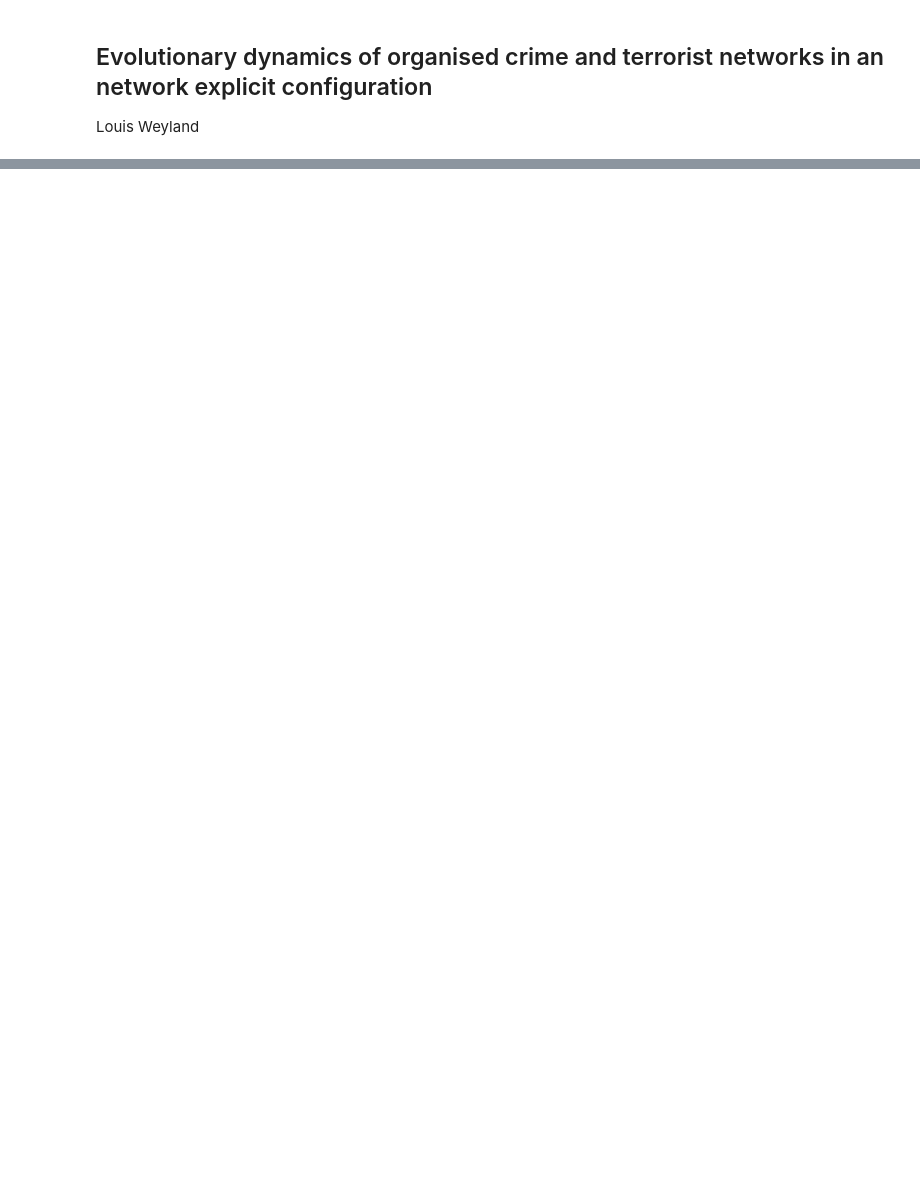
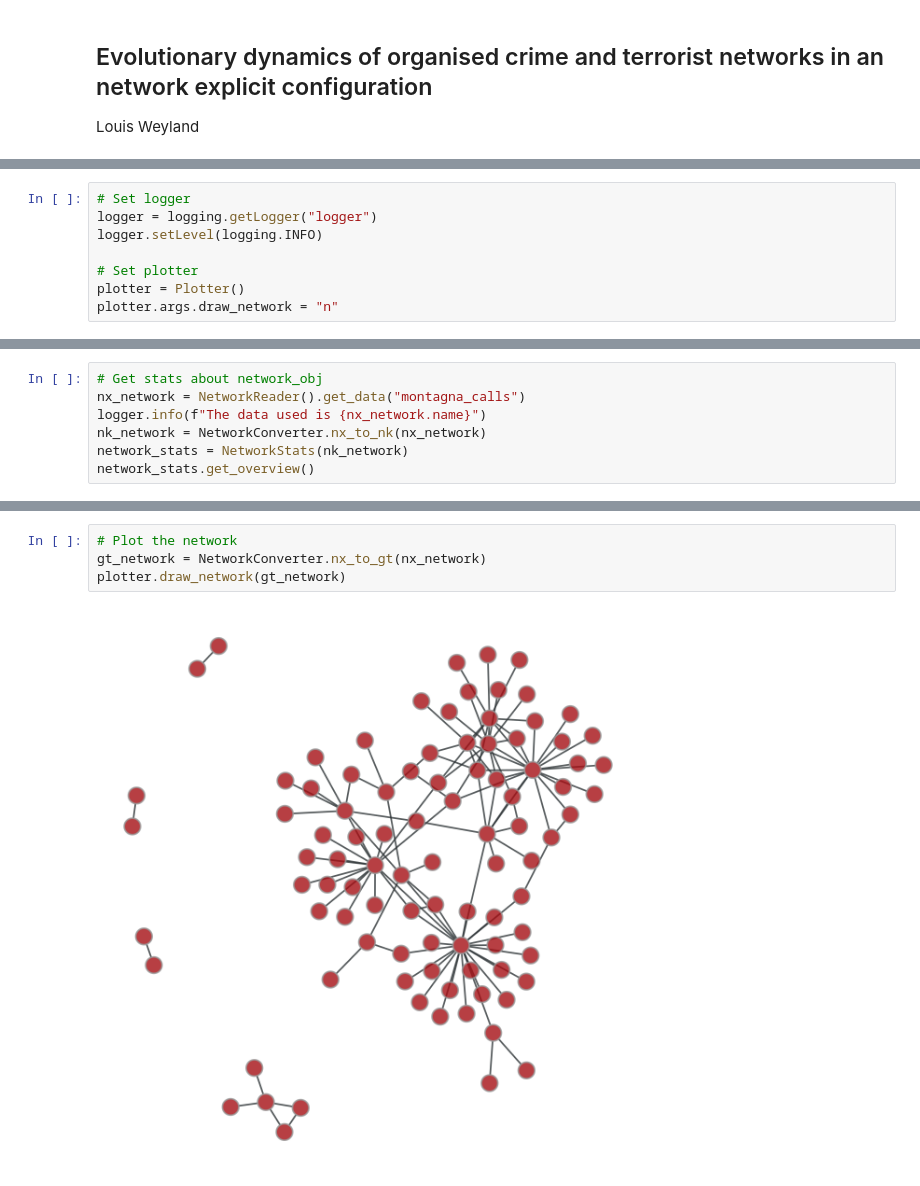
Before and after one commit to LouisWW/criminal_network_analysis, a Jupyter notebook: src/results/notebooks/Sim_mart_vaq_res.ipynb, the cells around one changed output, grey strips where cells are left out. Drawn from its saved outputs; the diff is of its cells as text; blank space fills up the shorter version.

```diff
--- a/src/results/notebooks/Sim_mart_vaq_res.ipynb
+++ b/src/results/notebooks/Sim_mart_vaq_res.ipynb
@@ -29 +26,9 @@ ModuleNotFoundError: No module named 'graph_tool'
+# %%
+# Set logger
+logger = logging.getLogger("logger")
+logger.setLevel(logging.INFO)
+
+# Set plotter
+plotter = Plotter()
+plotter.args.draw_network = "n"
 # %%
@@ -32,0 +49,7 @@ IFrame('https://www.nature.com/articles/s41598-019-46141-8.pdf',width=800,height
+# %%
+# Get stats about network_obj
+nx_network = NetworkReader().get_data("montagna_calls")
+logger.info(f"The data used is {nx_network.name}")
+nk_network = NetworkConverter.nx_to_nk(nx_network)
+network_stats = NetworkStats(nk_network)
+network_stats.get_overview()
@@ -32,0 +86,6 @@ IFrame('https://www.nature.com/articles/s41598-019-46141-8.pdf',width=800,height
+# %%
+# Plot the network
+gt_network = NetworkConverter.nx_to_gt(nx_network)
+plotter.draw_network(gt_network)
+# %% [output]
+[figure, added]
```
Also changed, not shown: parts of 16 cells of this notebook.
